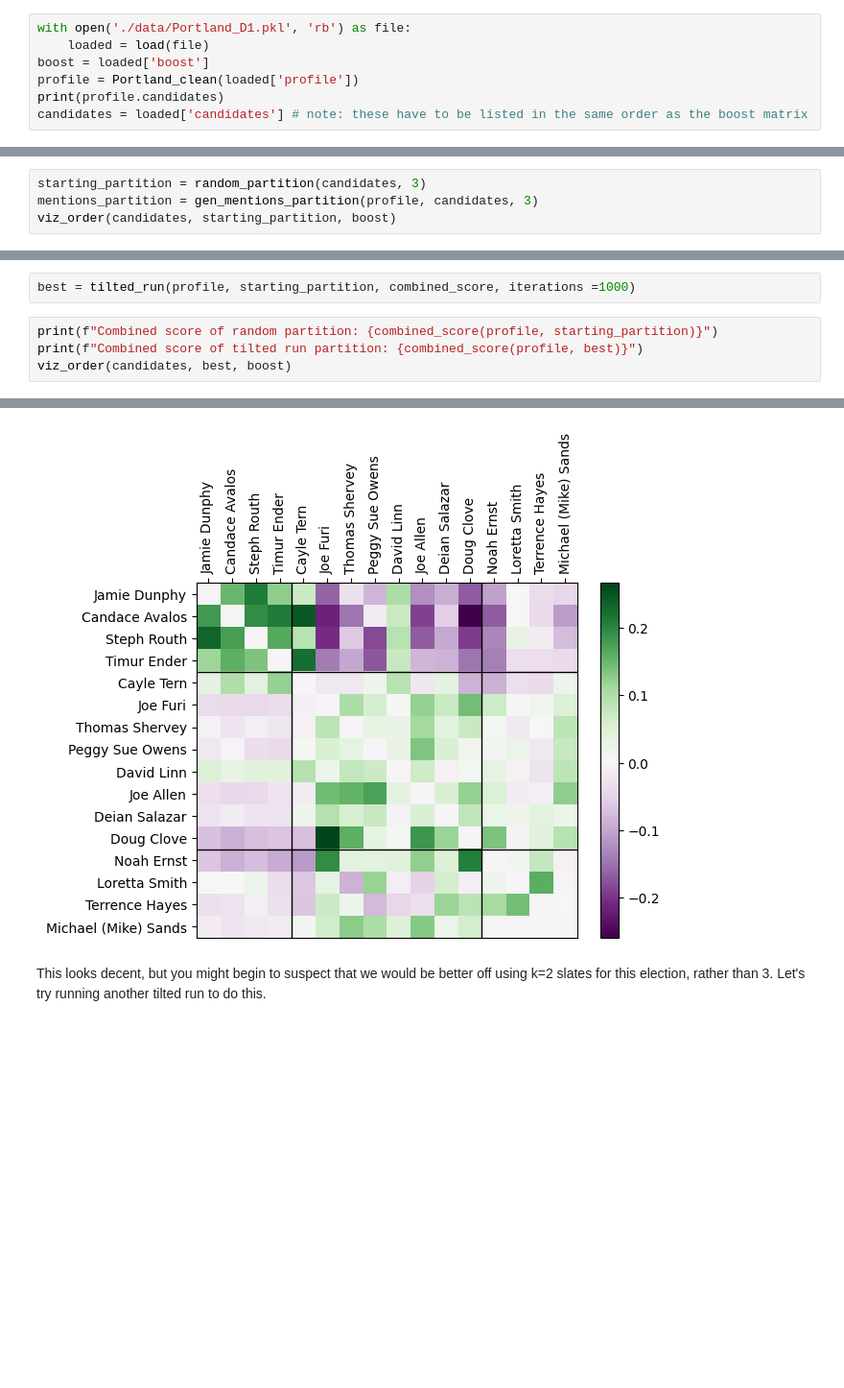
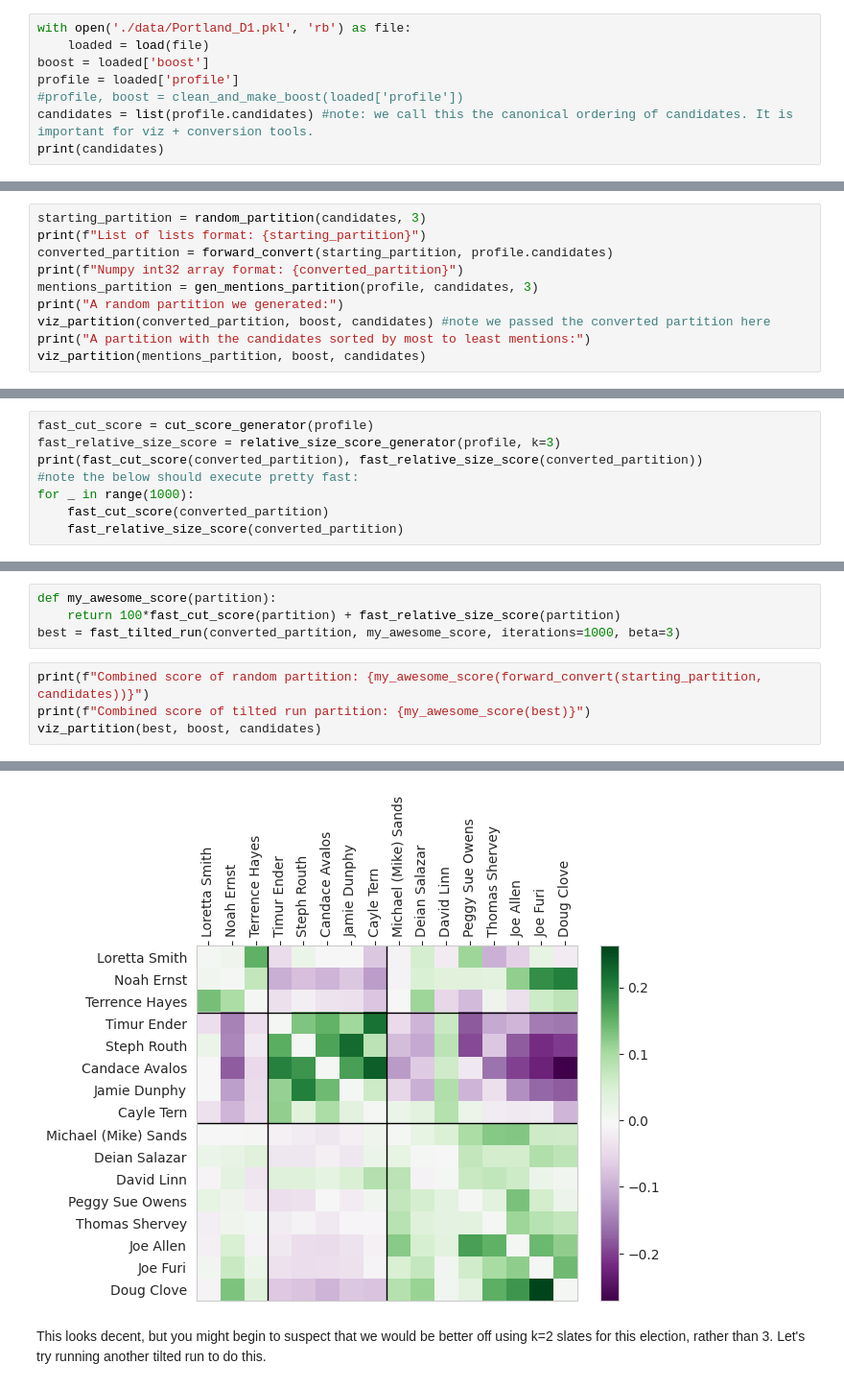
Before and after one commit to mcontrerassc/candidate_matrices, a Jupyter notebook: demo.ipynb, the cells around one changed output, grey strips where cells are left out. Shown: that part at 96% size. Drawn from its saved outputs; the diff is of its cells as text; blank space fills up the shorter version.

Commit message:
major rework to include fast chains

```diff
--- a/demo.ipynb
+++ b/demo.ipynb
@@ -19,7 +18,8 @@ The "src/cleaning.py" script give a generic function to clean Portland data.
 with open('./data/Portland_D1.pkl', 'rb') as file:
     loaded = load(file)
 boost = loaded['boost']
-profile = Portland_clean(loaded['profile'])
-print(profile.candidates)
-candidates = loaded['candidates'] # note: these have to be listed in the same order as the boost matrix
+profile = loaded['profile']
+#profile, boost = clean_and_make_boost(loaded['profile'])
+candidates = list(profile.candidates) #note: we call this the canonical ordering of candidates. It is important for viz + conversion tools.
+print(candidates)
 # %% [output]
@@ -34,6 +36,12 @@ A "partition" is a list of lists, representing a way of partitioning the candida
 The "src/viz.py" has a vizualization function, and "src/markov.py" has some initial partition generators.
 # %%
 starting_partition = random_partition(candidates, 3)
+print(f"List of lists format: {starting_partition}")
+converted_partition = forward_convert(starting_partition, profile.candidates)
+print(f"Numpy int32 array format: {converted_partition}")
 mentions_partition = gen_mentions_partition(profile, candidates, 3)
-viz_order(candidates, starting_partition, boost)
+print("A random partition we generated:")
+viz_partition(converted_partition, boost, candidates) #note we passed the converted partition here
+print("A partition with the candidates sorted by most to least mentions:")
+viz_partition(mentions_partition, boost, candidates)
 # %% [output]
@@ -56,0 +83,8 @@ print(cut_score(profile, mentions_partition), relative_size_score(profile, menti
+# %%
+fast_cut_score = cut_score_generator(profile)
+fast_relative_size_score = relative_size_score_generator(profile, k=3)
+print(fast_cut_score(converted_partition), fast_relative_size_score(converted_partition))
+#note the below should execute pretty fast:
+for _ in range(1000):
+    fast_cut_score(converted_partition)
+    fast_relative_size_score(converted_partition)
@@ -63,7 +103,9 @@ To begin with, let's run a tilted run on our random starting partition.
 # %%
-best = tilted_run(profile, starting_partition, combined_score, iterations =1000)
+def my_awesome_score(partition):
+    return 100*fast_cut_score(partition) + fast_relative_size_score(partition)
+best = fast_tilted_run(converted_partition, my_awesome_score, iterations=1000, beta=3)
 # %%
-print(f"Combined score of random partition: {combined_score(profile, starting_partition)}")
-print(f"Combined score of tilted run partition: {combined_score(profile, best)}")
-viz_order(candidates, best, boost)
+print(f"Combined score of random partition: {my_awesome_score(forward_convert(starting_partition, candidates))}")
+print(f"Combined score of tilted run partition: {my_awesome_score(best)}")
+viz_partition(best, boost, candidates)
 # %% [output]
@@ -72,4 +114,4 @@ Combined score of tilted run partition: 284461.1089719012
-[figure, old version]
+[figure, new version]
 # %% [markdown]
 This looks decent, but you might begin to suspect that we would be better off using k=2 slates for this election, rather than 3. Let's try running another tilted run to do this.
 # %%
```
Also changed, not shown: parts of 27 cells of this notebook.
